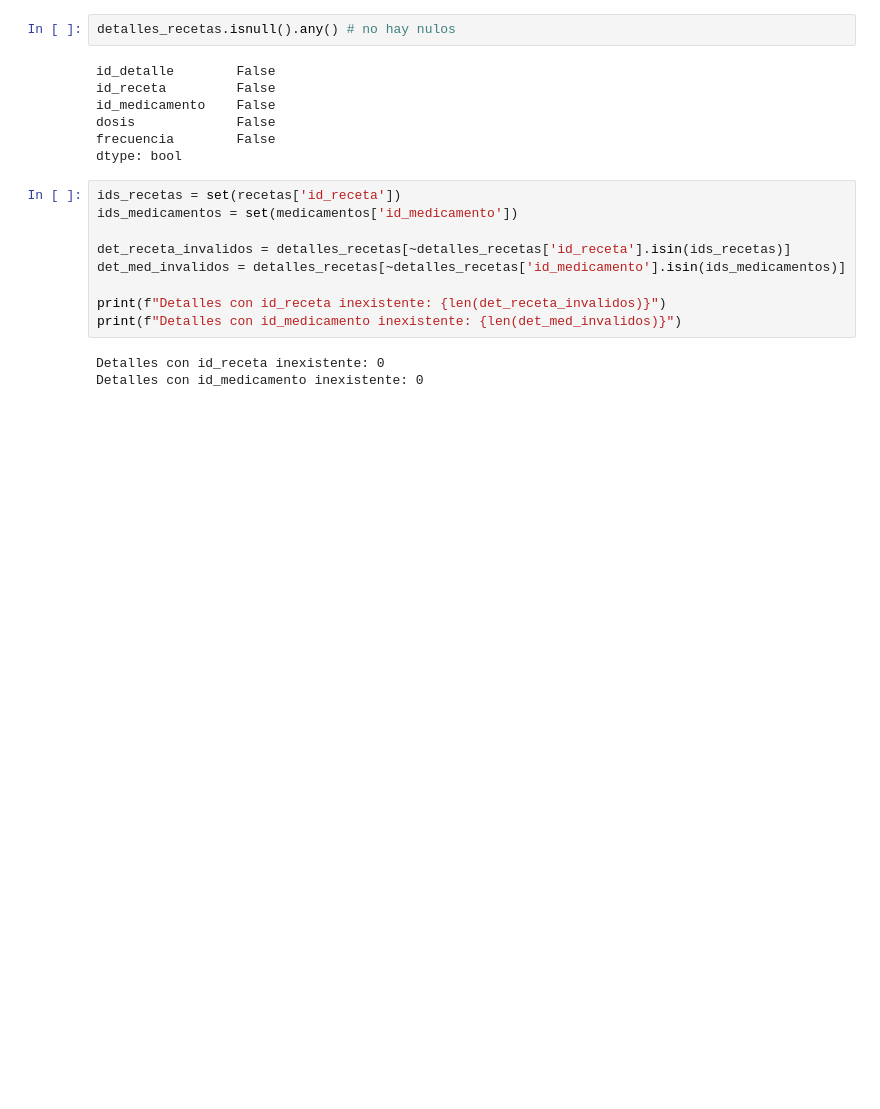
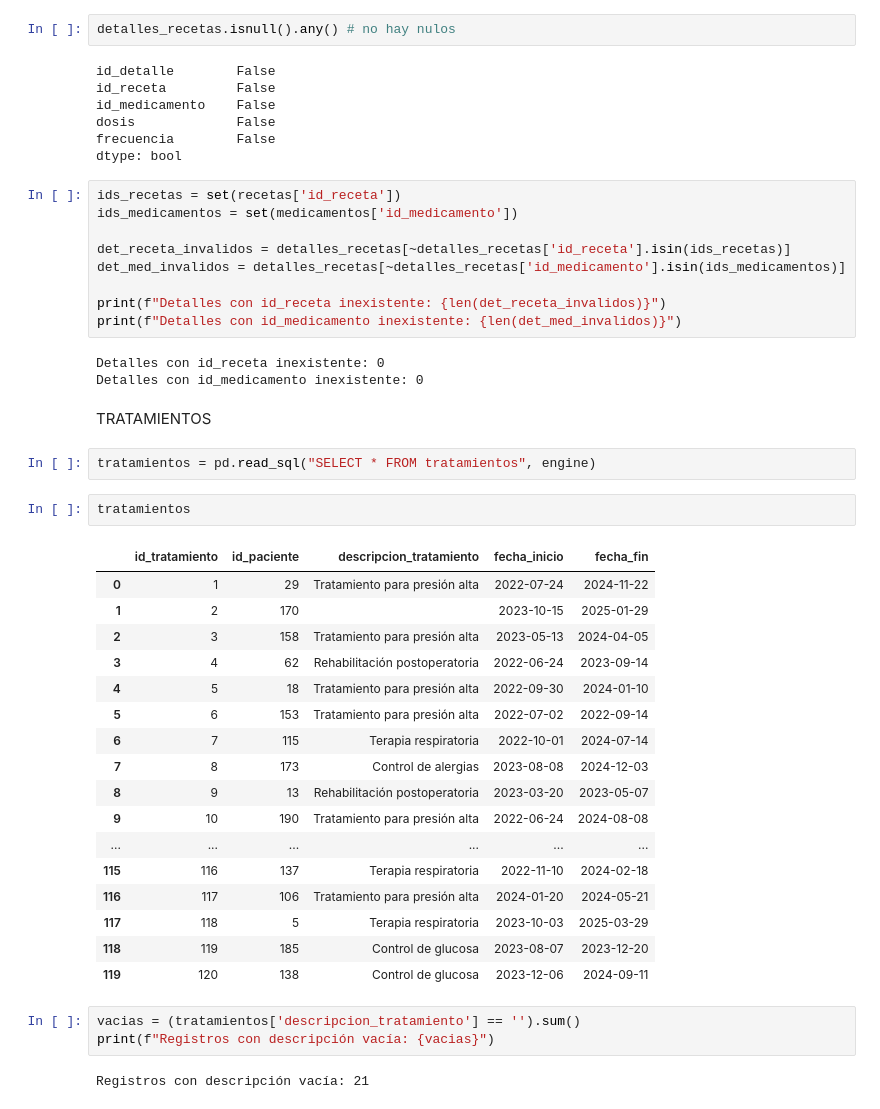
Before and after one commit to JonathanAlbertoBarrera/LimpiezaDatosPandas, a Jupyter notebook: 2-PracticaAseguramientoCalidadDatos/2_PracticaDatosNotebook.ipynb, the cells around one changed output. Saved outputs shown, nothing was run; the diff lists cells and outputs as text; blank space fills up the shorter version.

Commit message:
[ADD] cadenas vacias en tratamientos

```diff
--- a/2-PracticaAseguramientoCalidadDatos/2_PracticaDatosNotebook.ipynb
+++ b/2-PracticaAseguramientoCalidadDatos/2_PracticaDatosNotebook.ipynb
@@ -748,3 +748,32 @@ print(f"Detalles con id_medicamento inexistente: {len(det_med_invalidos)}")
 # %% [output]
 Detalles con id_receta inexistente: 0
 Detalles con id_medicamento inexistente: 0
+# %% [markdown]
+TRATAMIENTOS
+# %%
+tratamientos = pd.read_sql("SELECT * FROM tratamientos", engine)
+# %%
+tratamientos
+# %% [output]
+|  | id_tratamiento | id_paciente | descripcion_tratamiento | fecha_inicio | fecha_fin |
+| 0 | 1 | 29 | Tratamiento para presión alta | 2022-07-24 | 2024-11-22 |
+| 1 | 2 | 170 |  | 2023-10-15 | 2025-01-29 |
+| 2 | 3 | 158 | Tratamiento para presión alta | 2023-05-13 | 2024-04-05 |
+| 3 | 4 | 62 | Rehabilitación postoperatoria | 2022-06-24 | 2023-09-14 |
+| 4 | 5 | 18 | Tratamiento para presión alta | 2022-09-30 | 2024-01-10 |
+| 5 | 6 | 153 | Tratamiento para presión alta | 2022-07-02 | 2022-09-14 |
+| 6 | 7 | 115 | Terapia respiratoria | 2022-10-01 | 2024-07-14 |
+| 7 | 8 | 173 | Control de alergias | 2023-08-08 | 2024-12-03 |
+| 8 | 9 | 13 | Rehabilitación postoperatoria | 2023-03-20 | 2023-05-07 |
+| 9 | 10 | 190 | Tratamiento para presión alta | 2022-06-24 | 2024-08-08 |
+| ... | ... | ... | ... | ... | ... |
+| 115 | 116 | 137 | Terapia respiratoria | 2022-11-10 | 2024-02-18 |
+| 116 | 117 | 106 | Tratamiento para presión alta | 2024-01-20 | 2024-05-21 |
+| 117 | 118 | 5 | Terapia respiratoria | 2023-10-03 | 2025-03-29 |
+| 118 | 119 | 185 | Control de glucosa | 2023-08-07 | 2023-12-20 |
+| 119 | 120 | 138 | Control de glucosa | 2023-12-06 | 2024-09-11 |
+# %%
+vacias = (tratamientos['descripcion_tratamiento'] == '').sum()
+print(f"Registros con descripción vacía: {vacias}")
+# %% [output]
+Registros con descripción vacía: 21
```
Also changed, not shown: parts of 2 cells of this notebook.
